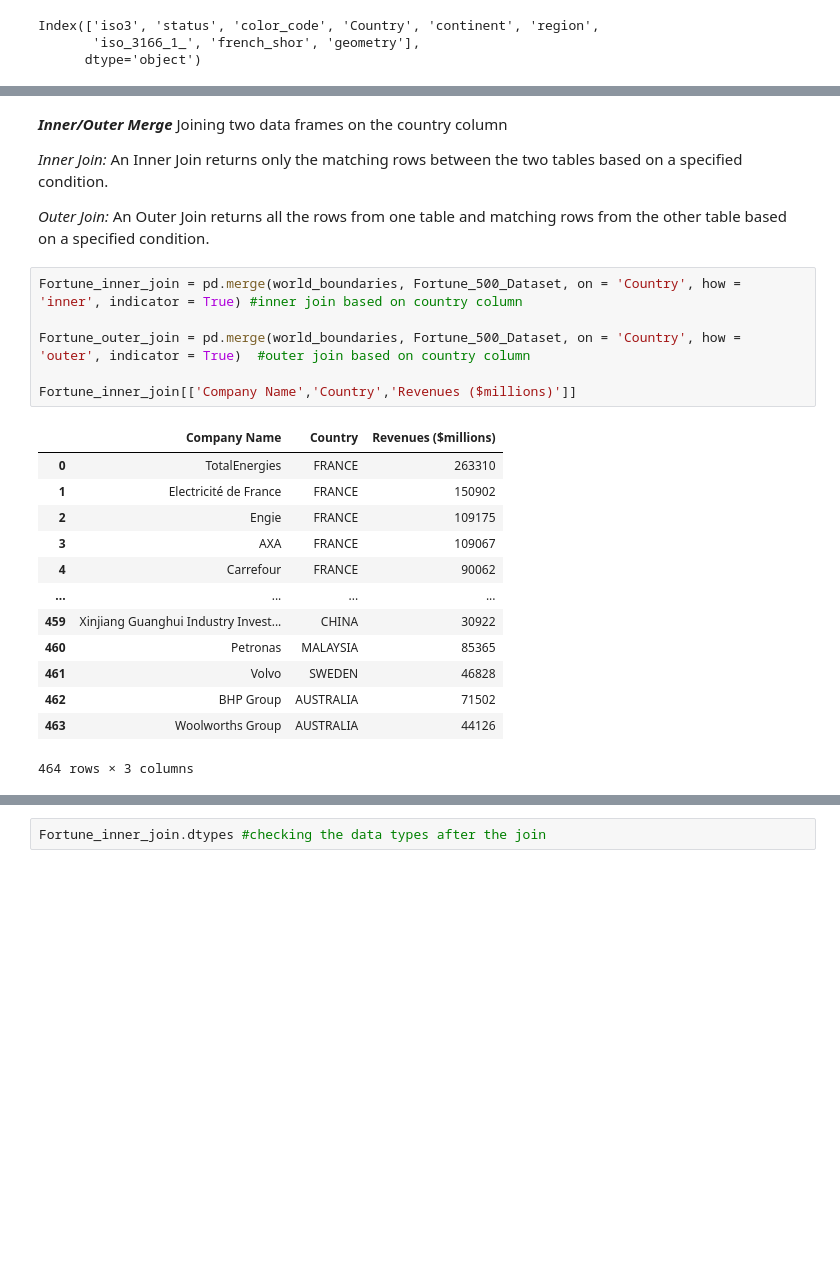
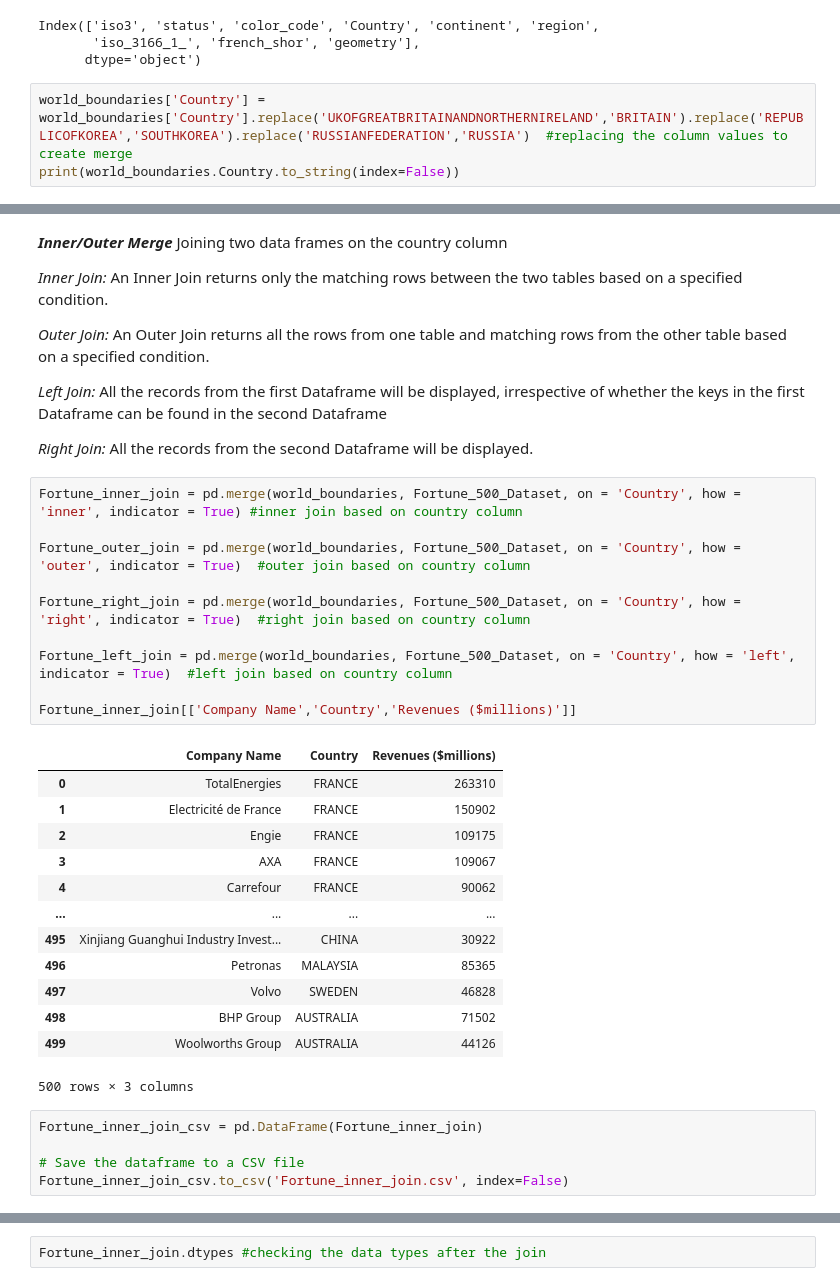
Before and after one commit to KazaGeetanjali/GIScode, a Jupyter notebook: ps1_Kaza_Geetanjali.ipynb, the cells around one changed output, grey strips where cells are left out. Drawn from its saved outputs; the diff is of its cells as text; blank space fills up the shorter version.

```diff
--- a/ps1_Kaza_Geetanjali.ipynb
+++ b/ps1_Kaza_Geetanjali.ipynb
@@ -119,3 +124,6 @@ world_boundaries.columns #printing the column names after renaming
 Index(['iso3', 'status', 'color_code', 'Country', 'continent', 'region',
        'iso_3166_1_', 'french_shor', 'geometry'],
       dtype='object')
+# %%
+world_boundaries['Country'] = world_boundaries['Country'].replace('UKOFGREATBRITAINANDNORTHERNIRELAND','BRITAIN').replace('REPUBLICOFKOREA','SOUTHKOREA').replace('RUSSIANFEDERATION','RUSSIA')  #replacing the column values to create merge
+print(world_boundaries.Country.to_string(index=False))
@@ -147,23 +173,36 @@ Joining two data frames on the country column
 *Inner Join:* An Inner Join returns only the matching rows between the two tables based on a specified condition.
 
 *Outer Join:* An Outer Join returns all the rows from one table and matching rows from the other table based on a specified condition.
+
+*Left Join:* All the records from the first Dataframe will be displayed, irrespective of whether the keys in the first Dataframe can be found in the second Dataframe
+
+*Right Join:* All the records from the second Dataframe will be displayed.
 # %%
 Fortune_inner_join = pd.merge(world_boundaries, Fortune_500_Dataset, on = 'Country', how = 'inner', indicator = True) #inner join based on country column
 
 Fortune_outer_join = pd.merge(world_boundaries, Fortune_500_Dataset, on = 'Country', how = 'outer', indicator = True)  #outer join based on country column
 
+Fortune_right_join = pd.merge(world_boundaries, Fortune_500_Dataset, on = 'Country', how = 'right', indicator = True)  #right join based on country column
+
+Fortune_left_join = pd.merge(world_boundaries, Fortune_500_Dataset, on = 'Country', how = 'left', indicator = True)  #left join based on country column
+
 Fortune_inner_join[['Company Name','Country','Revenues ($millions)']]
 # %% [output]
 |  | Company Name | Country | Revenues ($millions) |
 | 0 | TotalEnergies | FRANCE | 263310 |
 | 1 | Electricité de France | FRANCE | 150902 |
 | 2 | Engie | FRANCE | 109175 |
 | 3 | AXA | FRANCE | 109067 |
 | 4 | Carrefour | FRANCE | 90062 |
 | ... | ... | ... | ... |
-| 459 | Xinjiang Guanghui Industry Invest... | CHINA | 30922 |
-| 460 | Petronas | MALAYSIA | 85365 |
-| 461 | Volvo | SWEDEN | 46828 |
-| 462 | BHP Group | AUSTRALIA | 71502 |
-| 463 | Woolworths Group | AUSTRALIA | 44126 |
+| 495 | Xinjiang Guanghui Industry Invest... | CHINA | 30922 |
+| 496 | Petronas | MALAYSIA | 85365 |
+| 497 | Volvo | SWEDEN | 46828 |
+| 498 | BHP Group | AUSTRALIA | 71502 |
+| 499 | Woolworths Group | AUSTRALIA | 44126 |
-464 rows × 3 columns
+500 rows × 3 columns
+# %%
+Fortune_inner_join_csv = pd.DataFrame(Fortune_inner_join)
+
+# Save the dataframe to a CSV file
+Fortune_inner_join_csv.to_csv('Fortune_inner_join.csv', index=False)
```
Also changed, not shown: parts of 63 cells of this notebook.
